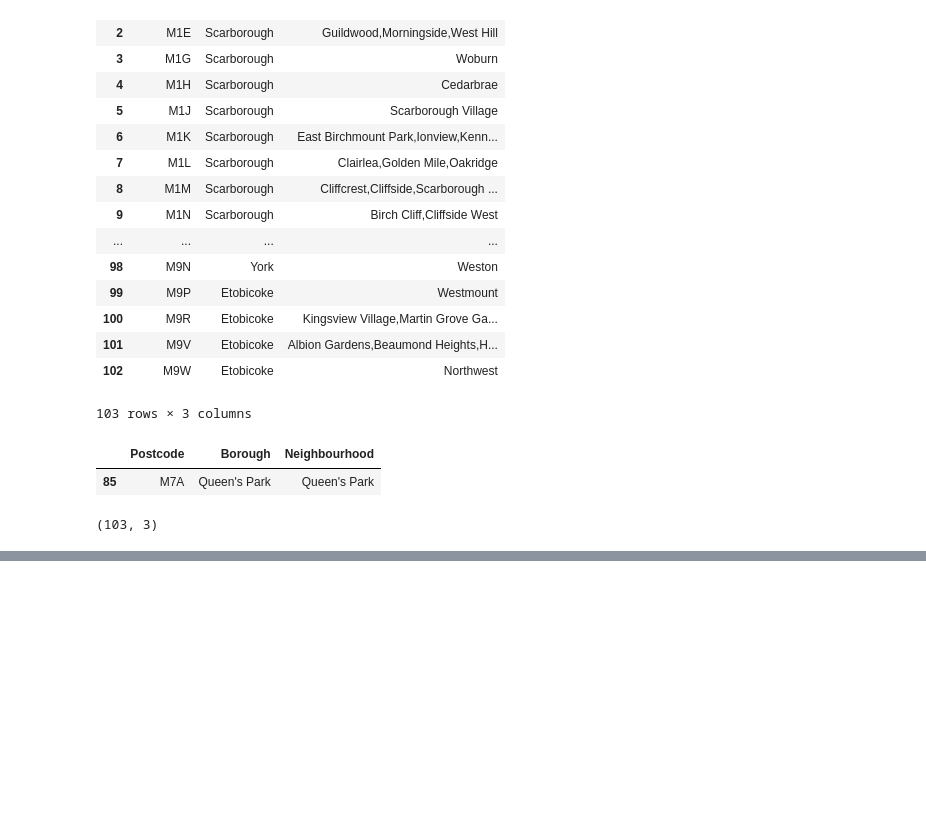
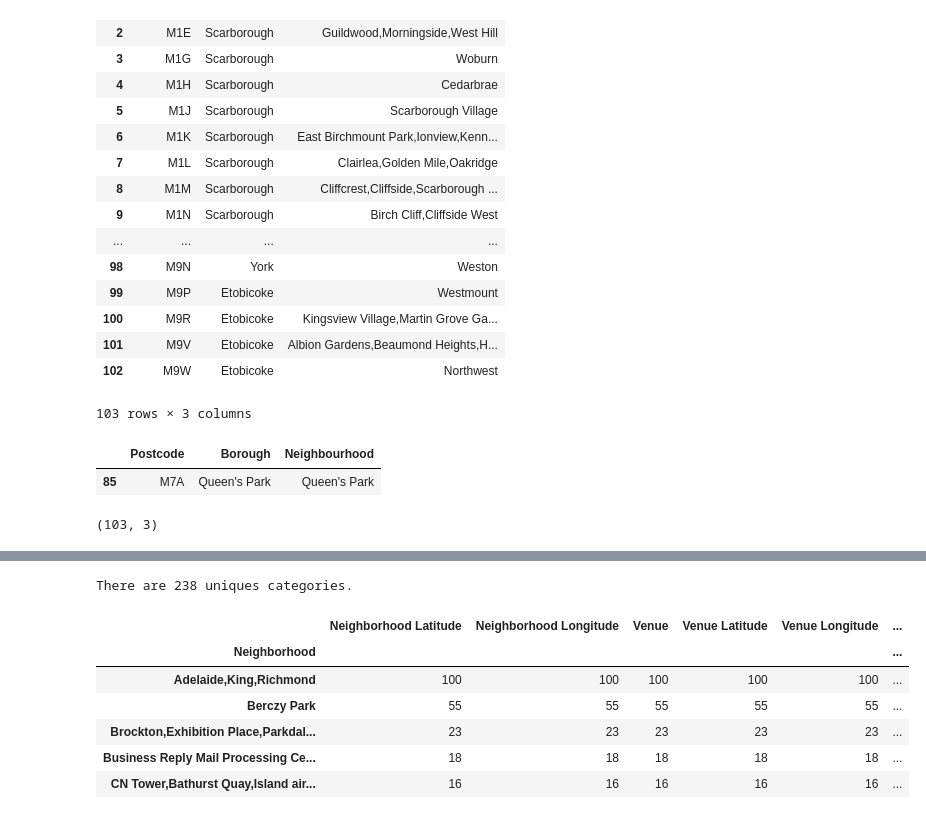
Before and after one commit to imdanielxi/Coursera_Capstone, a Jupyter notebook: Segmenting and Clustering Neighborhoods in Toronto.ipynb, the cells around one changed output, grey strips where cells are left out. Cells and saved outputs as stored; diff of their text form; code cells hidden in the pictures; blank space fills up the shorter version.

```diff
--- a/Segmenting and Clustering Neighborhoods in Toronto.ipynb
+++ b/Segmenting and Clustering Neighborhoods in Toronto.ipynb
@@ -169,0 +251,8 @@ df.shape
+# %%
+address = "Toronto, Ontario"
+
+geolocator = Nominatim(user_agent="toronto_explorer")
+location = geolocator.geocode(address)
+latitude = location.latitude
+longitude = location.longitude
+print('The geograpical coordinate of Toronto, Ontario are {}, {}.'.format(latitude, longitude))
@@ -169,0 +263,18 @@ df.shape
+# %%
+map_toronto = folium.Map(location=[latitude, longitude], zoom_start=10)
+
+# add markers to map
+for lat, lng, borough, neighborhood in zip(toronto_df['Latitude'], toronto_df['Longitude'], toronto_df['Borough'], toronto_df['Neighbourhood']):
+    label = '{}, {}'.format(neighborhood, borough)
+    label = folium.Popup(label, parse_html=True)
+    folium.CircleMarker(
+        [lat, lng],
+        radius=5,
+        popup=label,
+        color='blue',
+        fill=True,
+        fill_color='#3186cc',
+        fill_opacity=0.7,
+        parse_html=False).add_to(map_toronto)
+
+map_toronto
@@ -169,0 +283,9 @@ df.shape
+# %%
+#Foursquare credentials:
+CLIENT_ID = 'JU44KNSUMWI1VNZRX0HDI4X4VYVPUREULZSS1DDQ4FBHHZ3W' # your Foursquare ID
+CLIENT_SECRET = 'EPPR5AS5IS0OOJQIUCLLC4DKAPNYE1AF13400IHHIL2QSTIH' # your Foursquare Secret
+VERSION = '20180605' # Foursquare API version
+
+print('credentials:')
+print('CLIENT_ID: ' + CLIENT_ID)
+print('CLIENT_SECRET:' + CLIENT_SECRET)
@@ -169,0 +339,7 @@ df.shape
+# %%
+#toronto venues:
+
+toronto_venues = getNearbyVenues(names=toronto_df['Neighbourhood'],
+                                   latitudes=toronto_df['Latitude'],
+                                   longitudes=toronto_df['Longitude']
+                                  )
@@ -169,0 +375,12 @@ df.shape
+# %%
+print('There are {} uniques categories.'.format(len(toronto_venues['Venue Category'].unique())))
+toronto_venues.groupby('Neighborhood').count().head()
+# %% [output]
+There are 238 uniques categories.
+|  | Neighborhood Latitude | Neighborhood Longitude | Venue | Venue Latitude | Venue Longitude | ... |
+| Neighborhood |  |  |  |  |  | ... |
+| Adelaide,King,Richmond | 100 | 100 | 100 | 100 | 100 | ... |
+| Berczy Park | 55 | 55 | 55 | 55 | 55 | ... |
+| Brockton,Exhibition Place,Parkdal... | 23 | 23 | 23 | 23 | 23 | ... |
+| Business Reply Mail Processing Ce... | 18 | 18 | 18 | 18 | 18 | ... |
+| CN Tower,Bathurst Quay,Island air... | 16 | 16 | 16 | 16 | 16 | ... |
```
Also changed, not shown: parts of 20 cells of this notebook.
